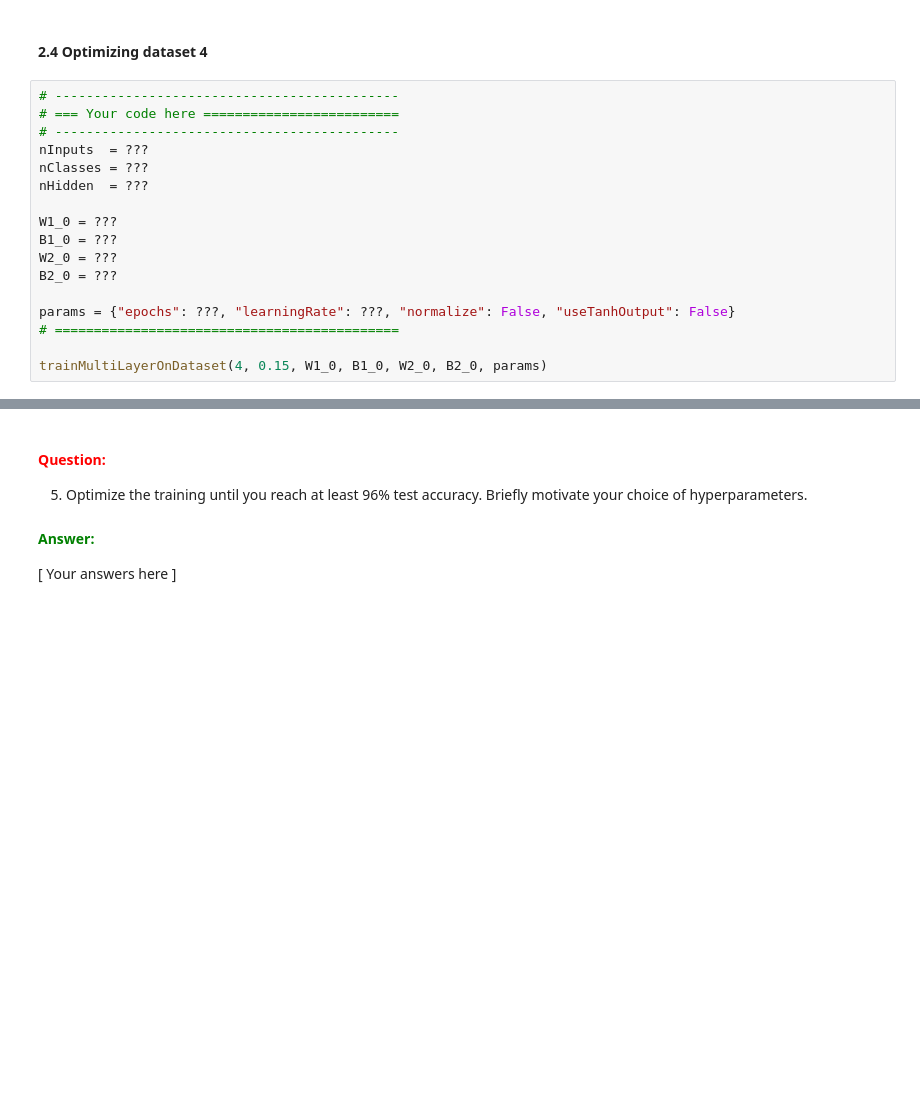
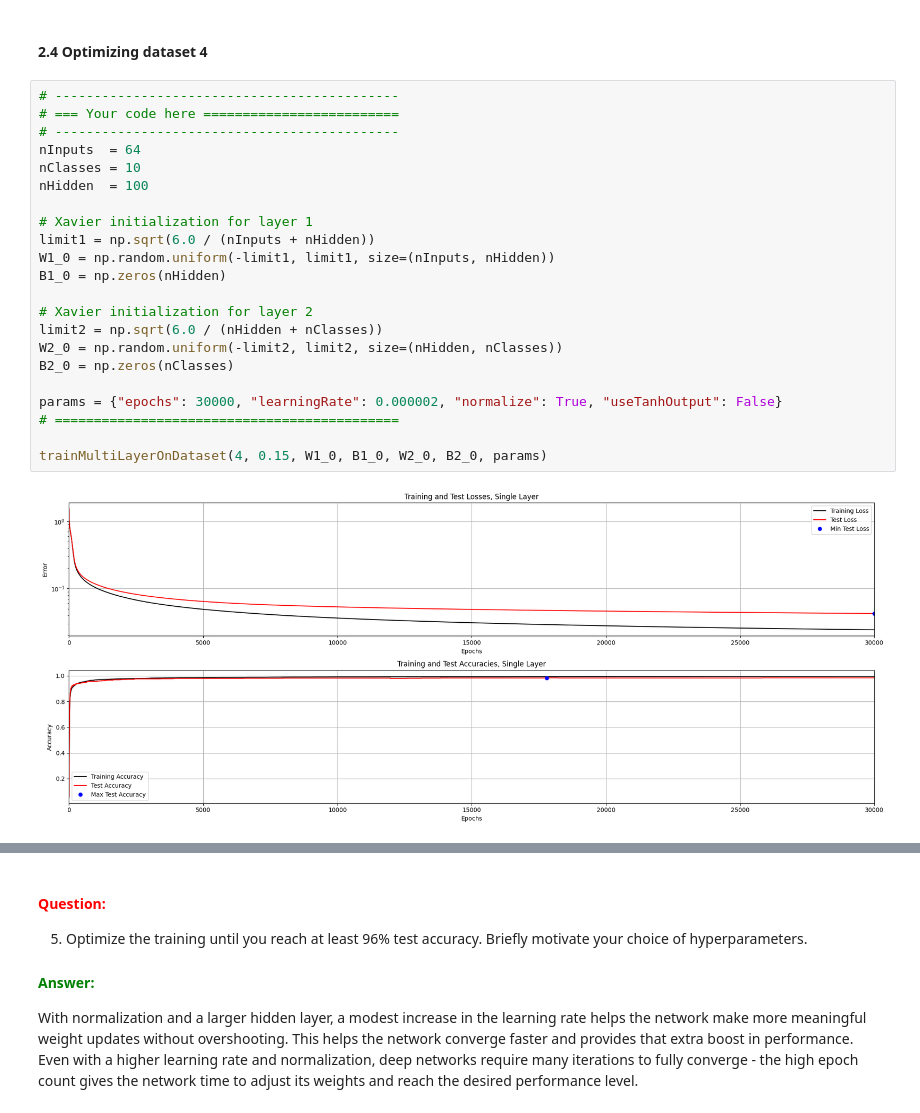
Before and after one commit to path2morepro/DeepLearning, a Jupyter notebook: 1_Back_propagation/MultiLayer.ipynb, the cells around one changed output, grey strips where cells are left out. Drawn from its saved outputs; the diff is of its cells as text; blank space fills up the shorter version.

```diff
--- a/1_Back_propagation/MultiLayer.ipynb
+++ b/1_Back_propagation/MultiLayer.ipynb
@@ -438,17 +458,24 @@ trainMultiLayerOnDataset(3, 0.15, W1_0, B1_0, W2_0, B2_0, params)
 # %%
 # --------------------------------------------
 # === Your code here =========================
 # --------------------------------------------
-nInputs  = ???
-nClasses = ???
-nHidden  = ???
+nInputs  = 64
+nClasses = 10
+nHidden  = 100
 
-W1_0 = ???
-B1_0 = ???
-W2_0 = ???
-B2_0 = ???
+# Xavier initialization for layer 1
+limit1 = np.sqrt(6.0 / (nInputs + nHidden))
+W1_0 = np.random.uniform(-limit1, limit1, size=(nInputs, nHidden))
+B1_0 = np.zeros(nHidden)
 
-params = {"epochs": ???, "learningRate": ???, "normalize": False, "useTanhOutput": False}
+# Xavier initialization for layer 2
+limit2 = np.sqrt(6.0 / (nHidden + nClasses))
+W2_0 = np.random.uniform(-limit2, limit2, size=(nHidden, nClasses))
+B2_0 = np.zeros(nClasses)
+
+params = {"epochs": 30000, "learningRate": 0.000002, "normalize": True, "useTanhOutput": False}
 # ============================================
 
 trainMultiLayerOnDataset(4, 0.15, W1_0, B1_0, W2_0, B2_0, params)
+# %% [output]
+[figure, added]
@@ -459,4 +487,4 @@ trainMultiLayerOnDataset(4, 0.15, W1_0, B1_0, W2_0, B2_0, params)
 
 #### **<span style="color:green">Answer:</span>**
 
-\[ Your answers here \]
+With normalization and a larger hidden layer, a modest increase in the learning rate helps the network make more meaningful weight updates without overshooting. This helps the network converge faster and provides that extra boost in performance. Even with a higher learning rate and normalization, deep networks require many iterations to fully converge - the high epoch count gives the network time to adjust its weights and reach the desired performance level.
```
Also changed, not shown: parts of 13 cells of this notebook, 1 other file.
